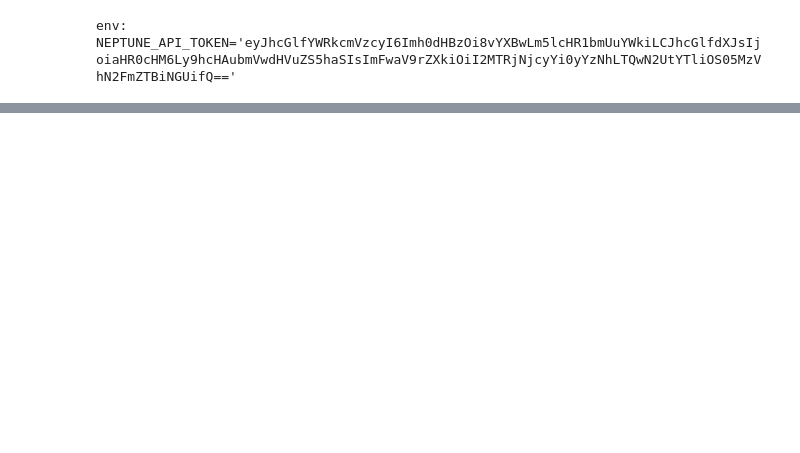
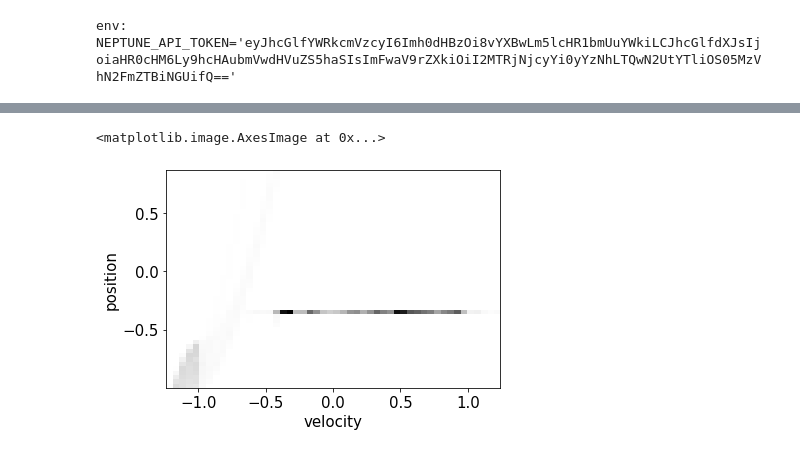
Before and after one commit to MIMUW-RL/space-gym, a Jupyter notebook: notebooks/ac_visualization.ipynb, the cells around one changed output, grey strips where cells are left out. Drawn from its saved outputs; the diff is of its cells as text; code cells hidden in the pictures; blank space fills up the shorter version.

```diff
--- a/notebooks/ac_visualization.ipynb
+++ b/notebooks/ac_visualization.ipynb
@@ -71,0 +71,6 @@ plt.tight_layout()
+# %%
+fig, ax = plt.subplots(1,1)
+exp.plot_obs_density(ax)
+# %% [output]
+<matplotlib.image.AxesImage at 0x...>
+[figure, added]
```
Also changed, not shown: parts of 3 cells of this notebook, 2 other files.
